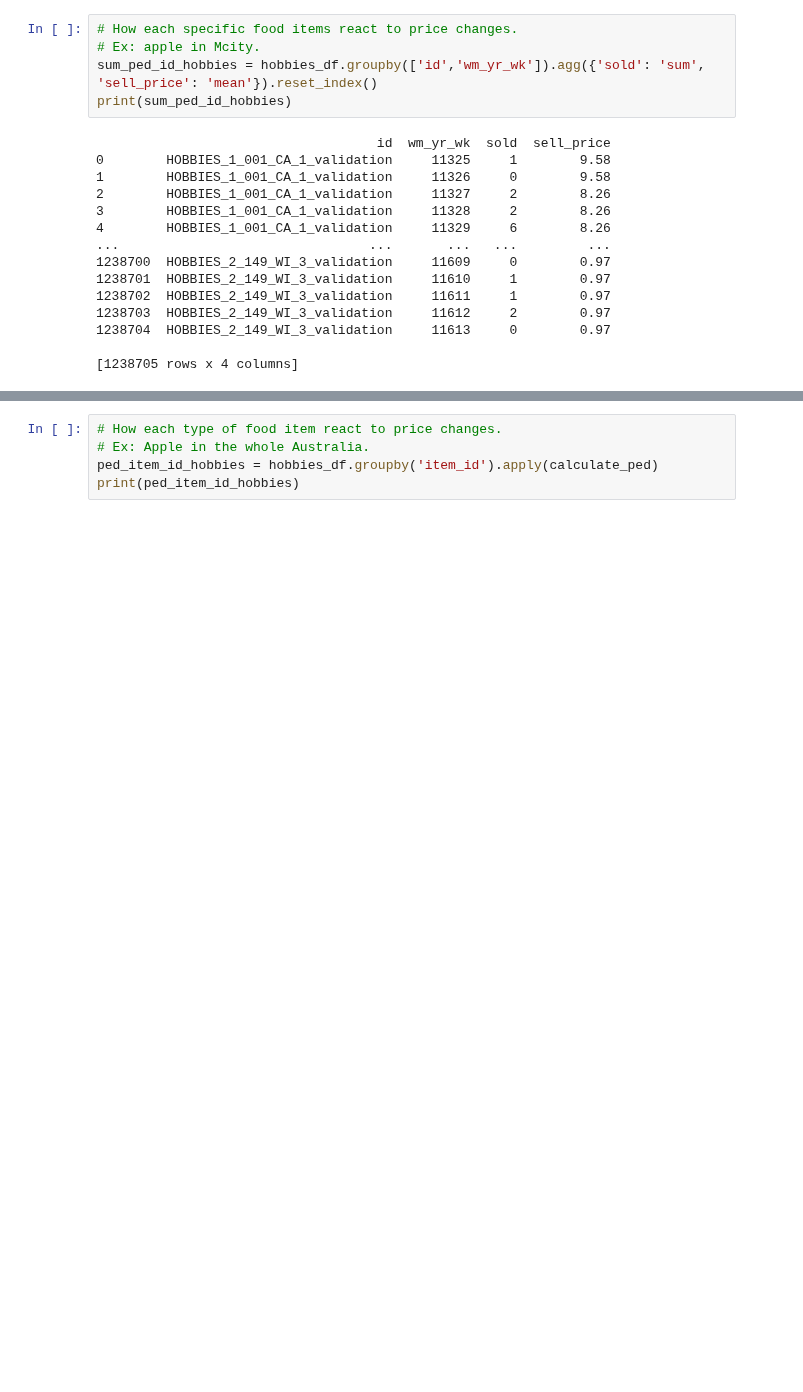
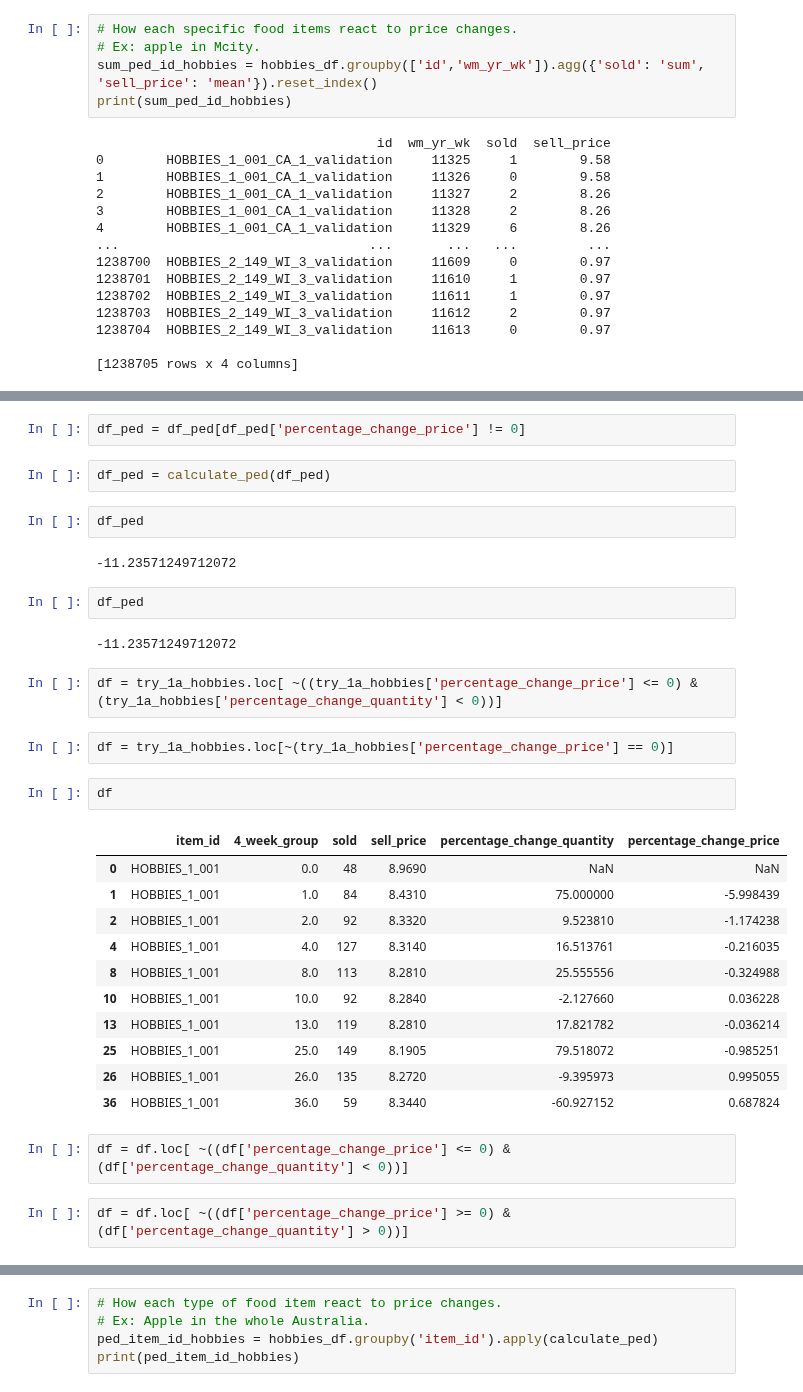
Before and after one commit to aaronmonash24/FYP, a Jupyter notebook: Data Analysis/PED.ipynb, the cells around one changed output, grey strips where cells are left out. Cells and saved outputs as stored; diff of their text form; blank space fills up the shorter version.

```diff
--- a/Data Analysis/PED.ipynb
+++ b/Data Analysis/PED.ipynb
@@ -169,0 +207,34 @@ try_1a.head(50)
+# %%
+df_ped = df_ped[df_ped['percentage_change_price'] != 0]
+# %%
+df_ped = calculate_ped(df_ped)
+# %%
+df_ped
+# %% [output]
+-11.23571249712072
+# %%
+df_ped
+# %% [output]
+-11.23571249712072
+# %%
+df = try_1a_hobbies.loc[ ~((try_1a_hobbies['percentage_change_price'] <= 0) & (try_1a_hobbies['percentage_change_quantity'] < 0))]
+# %%
+df = try_1a_hobbies.loc[~(try_1a_hobbies['percentage_change_price'] == 0)]
+# %%
+df
+# %% [output]
+|  | item_id | 4_week_group | sold | sell_price | percentage_change_quantity | percentage_change_price |
+| 0 | HOBBIES_1_001 | 0.0 | 48 | 8.9690 | NaN | NaN |
+| 1 | HOBBIES_1_001 | 1.0 | 84 | 8.4310 | 75.000000 | -5.998439 |
+| 2 | HOBBIES_1_001 | 2.0 | 92 | 8.3320 | 9.523810 | -1.174238 |
+| 4 | HOBBIES_1_001 | 4.0 | 127 | 8.3140 | 16.513761 | -0.216035 |
+| 8 | HOBBIES_1_001 | 8.0 | 113 | 8.2810 | 25.555556 | -0.324988 |
+| 10 | HOBBIES_1_001 | 10.0 | 92 | 8.2840 | -2.127660 | 0.036228 |
+| 13 | HOBBIES_1_001 | 13.0 | 119 | 8.2810 | 17.821782 | -0.036214 |
+| 25 | HOBBIES_1_001 | 25.0 | 149 | 8.1905 | 79.518072 | -0.985251 |
+| 26 | HOBBIES_1_001 | 26.0 | 135 | 8.2720 | -9.395973 | 0.995055 |
+| 36 | HOBBIES_1_001 | 36.0 | 59 | 8.3440 | -60.927152 | 0.687824 |
+# %%
+df = df.loc[ ~((df['percentage_change_price'] <= 0) & (df['percentage_change_quantity'] < 0))]
+# %%
+df = df.loc[ ~((df['percentage_change_price'] >= 0) & (df['percentage_change_quantity'] > 0))]
```
Also changed, not shown: parts of 22 cells of this notebook.
